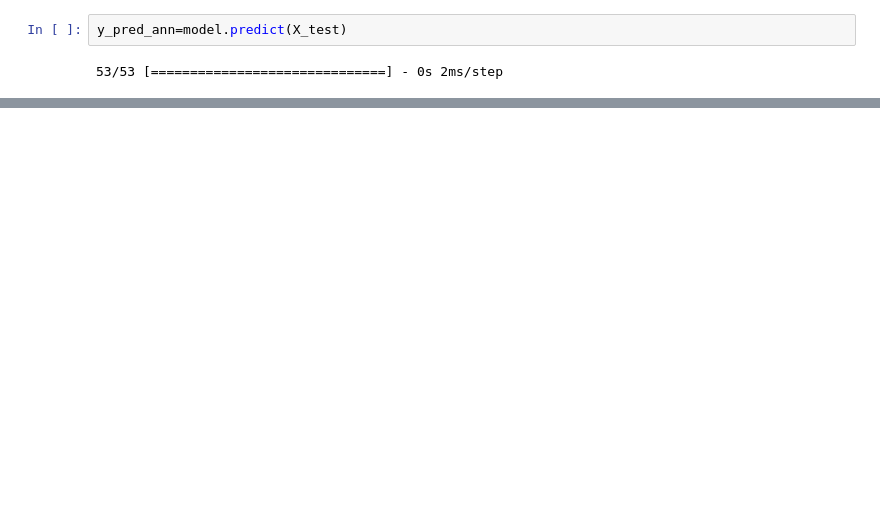
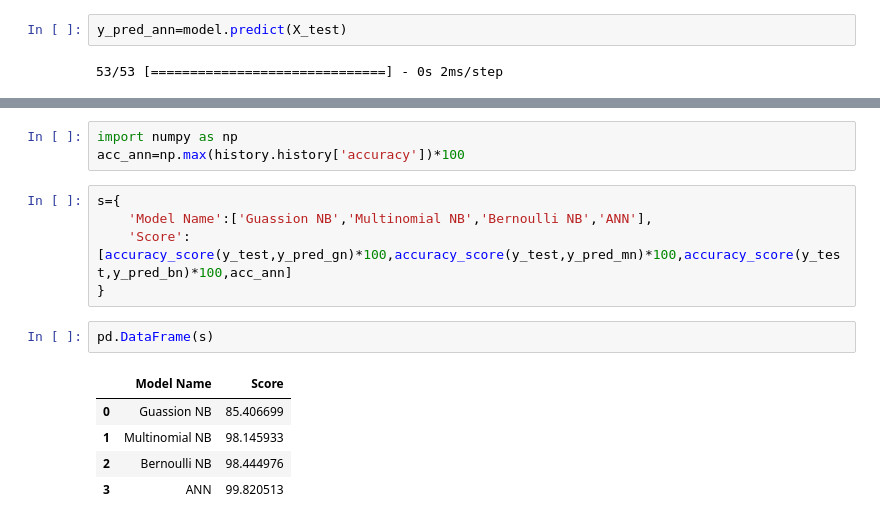
Before and after one commit to rkgupta7463/ML-projects-code, a Jupyter notebook: SMS Spam classification.ipynb, the cells around one changed output, grey strips where cells are left out. Saved outputs shown, nothing was run; the diff lists cells and outputs as text; blank space fills up the shorter version.

```diff
--- a/SMS Spam classification.ipynb
+++ b/SMS Spam classification.ipynb
@@ -272,0 +273,16 @@ plt.legend()
+# %%
+import numpy as np
+acc_ann=np.max(history.history['accuracy'])*100
+# %%
+s={
+    'Model Name':['Guassion NB','Multinomial NB','Bernoulli NB','ANN'],
+    'Score':[accuracy_score(y_test,y_pred_gn)*100,accuracy_score(y_test,y_pred_mn)*100,accuracy_score(y_test,y_pred_bn)*100,acc_ann]
+}
+# %%
+pd.DataFrame(s)
+# %% [output]
+|  | Model Name | Score |
+| 0 | Guassion NB | 85.406699 |
+| 1 | Multinomial NB | 98.145933 |
+| 2 | Bernoulli NB | 98.444976 |
+| 3 | ANN | 99.820513 |
```
Also changed, not shown: parts of 4 cells of this notebook.
